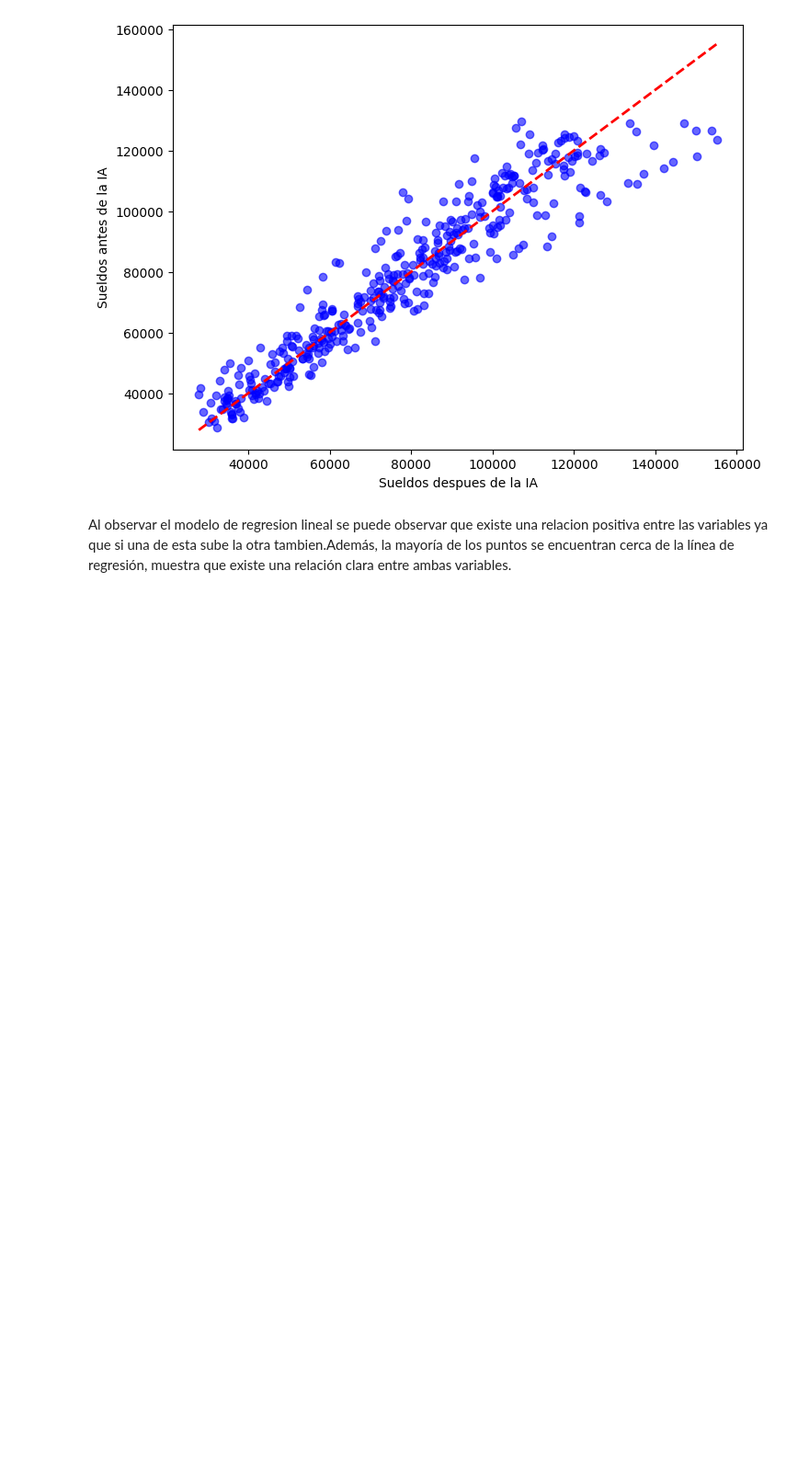
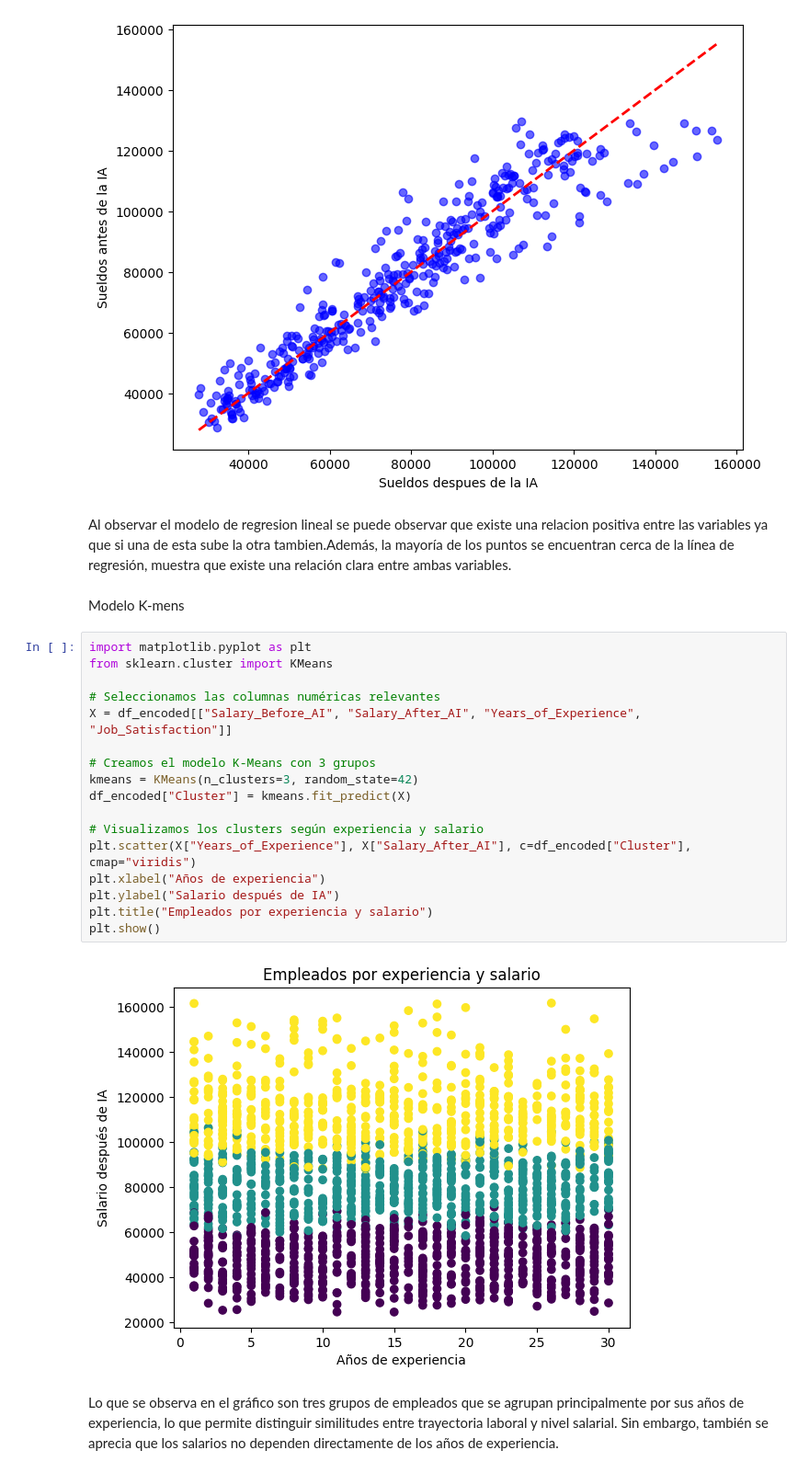
Before and after one commit to sacortez-he/Mineria-de-datos-Ev1, a Jupyter notebook: ia.ipynb, the cells around one changed output. Shown at 92% size. Saved outputs shown, nothing was run; the diff lists cells and outputs as text; blank space fills up the shorter version.

Commit message:
Realizar modelo k-means

```diff
--- a/ia.ipynb
+++ b/ia.ipynb
@@ -345,3 +345,26 @@ plt.show()
 [figure]
 # %% [markdown]
 Al observar el modelo de regresion lineal se puede observar que existe una relacion positiva entre las variables ya que si una de esta sube la otra tambien.Además, la mayoría de los puntos se encuentran cerca de la línea de regresión, muestra que existe una relación clara entre ambas variables.
+# %% [markdown]
+Modelo K-mens
+# %%
+import matplotlib.pyplot as plt
+from sklearn.cluster import KMeans
+
+# Seleccionamos las columnas numéricas relevantes
+X = df_encoded[["Salary_Before_AI", "Salary_After_AI", "Years_of_Experience", "Job_Satisfaction"]]
+
+# Creamos el modelo K-Means con 3 grupos
+kmeans = KMeans(n_clusters=3, random_state=42)
+df_encoded["Cluster"] = kmeans.fit_predict(X)
+
+# Visualizamos los clusters según experiencia y salario
+plt.scatter(X["Years_of_Experience"], X["Salary_After_AI"], c=df_encoded["Cluster"], cmap="viridis")
+plt.xlabel("Años de experiencia")
+plt.ylabel("Salario después de IA")
+plt.title("Empleados por experiencia y salario")
+plt.show()
+# %% [output]
+[figure, added]
+# %% [markdown]
+Lo que se observa en el gráfico son tres grupos de empleados que se agrupan principalmente por sus años de experiencia, lo que permite distinguir similitudes entre trayectoria laboral y nivel salarial. Sin embargo, también se aprecia que los salarios no dependen directamente de los años de experiencia.
```
Also changed, not shown: parts of 3 cells of this notebook.
